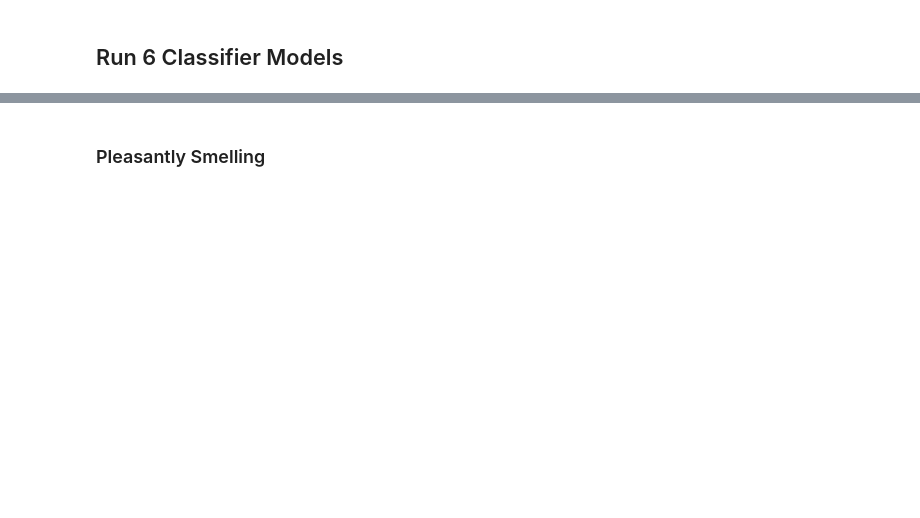
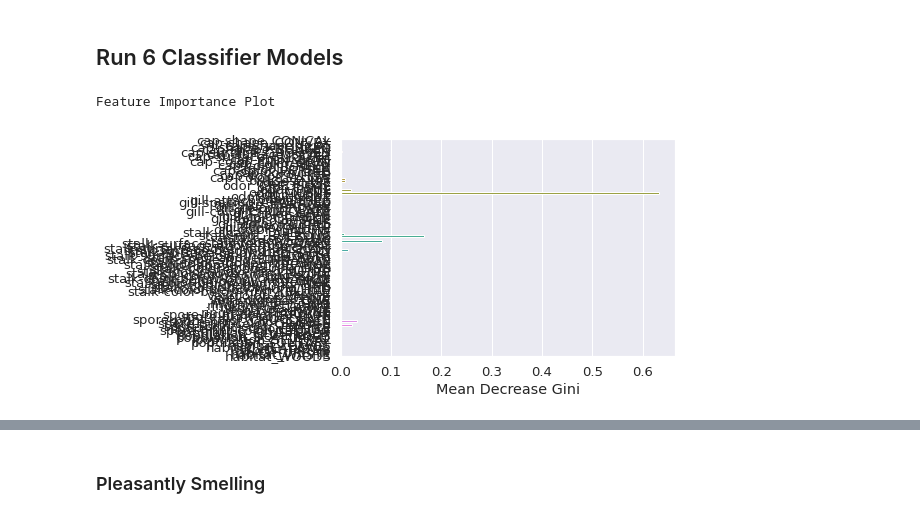
Before and after one commit to JoshuaCD/data_mining_group, a Jupyter notebook: assignment_9/mushroom_stew.ipynb, the cells around one changed output, grey strips where cells are left out. Cells and saved outputs as stored; diff of their text form; code cells hidden in the pictures; blank space fills up the shorter version.

```diff
--- a/assignment_9/mushroom_stew.ipynb
+++ b/assignment_9/mushroom_stew.ipynb
@@ -128,6 +199,11 @@ y = df_dummy2["class"].values
 X = df_dummy2.drop(["class"], axis=1).values
 # Split data for train and test.
 X_train, X_test, y_train, y_test = train_test_split(X,y,random_state=42,test_size=0.2)
+# %%
+matplotlib.rcParams['figure.figsize'] = [12, 8]
+sns.set_style('darkgrid')
+sns.set(font_scale=1.2)
+%matplotlib inline
 # %%
 def classification(method, x_dat, y_dat, **params): # I took classification type out but we might want it)
 
@@ -166,3 +242,19 @@ def classification(method, x_dat, y_dat, **params): # I took classification type
 # %%
 x_mushroom = df_dummy2.drop(["class"], axis=1)
 y_mushroom = df_dummy2["class"]
+# %%
+# Split data for train and test
+X_train_DT, X_test_DT, y_train_DT, y_test_DT = train_test_split(x_mushroom,y_mushroom,random_state=42,test_size=0.2)
+
+#fit model
+DT_mod = DecisionTreeClassifier()
+DT_mod.fit(X_train_DT, y_train_DT)
+y_pred = DT_mod.predict(X_test_DT)
+# %%
+print('Feature Importance Plot')
+sns.barplot(y=x_mushroom.columns, x=DT_mod.feature_importances_)
+plt.xlabel('Mean Decrease Gini')
+plt.show()
+# %% [output]
+Feature Importance Plot
+[figure, added]
```
Also changed, not shown: parts of 29 cells of this notebook.
